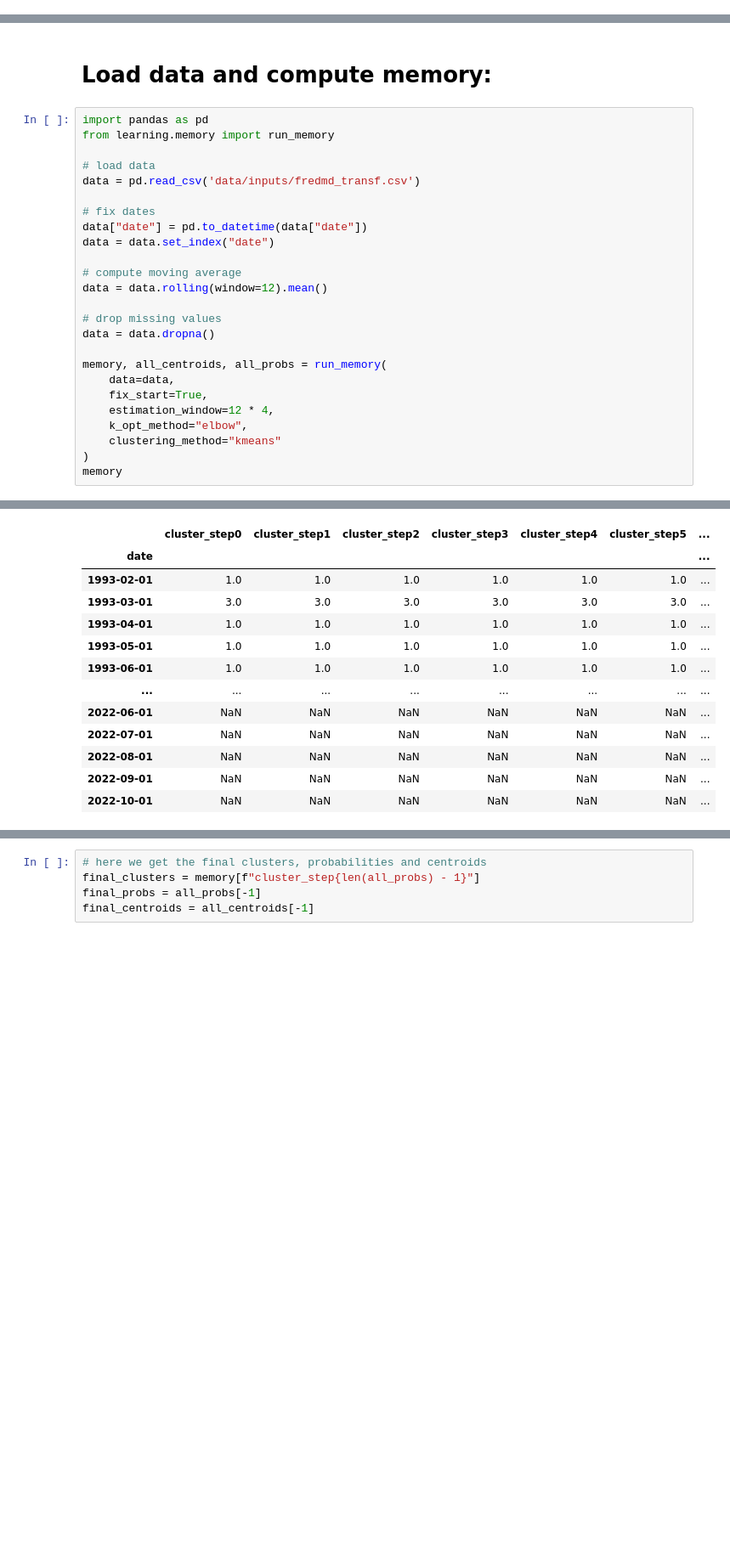
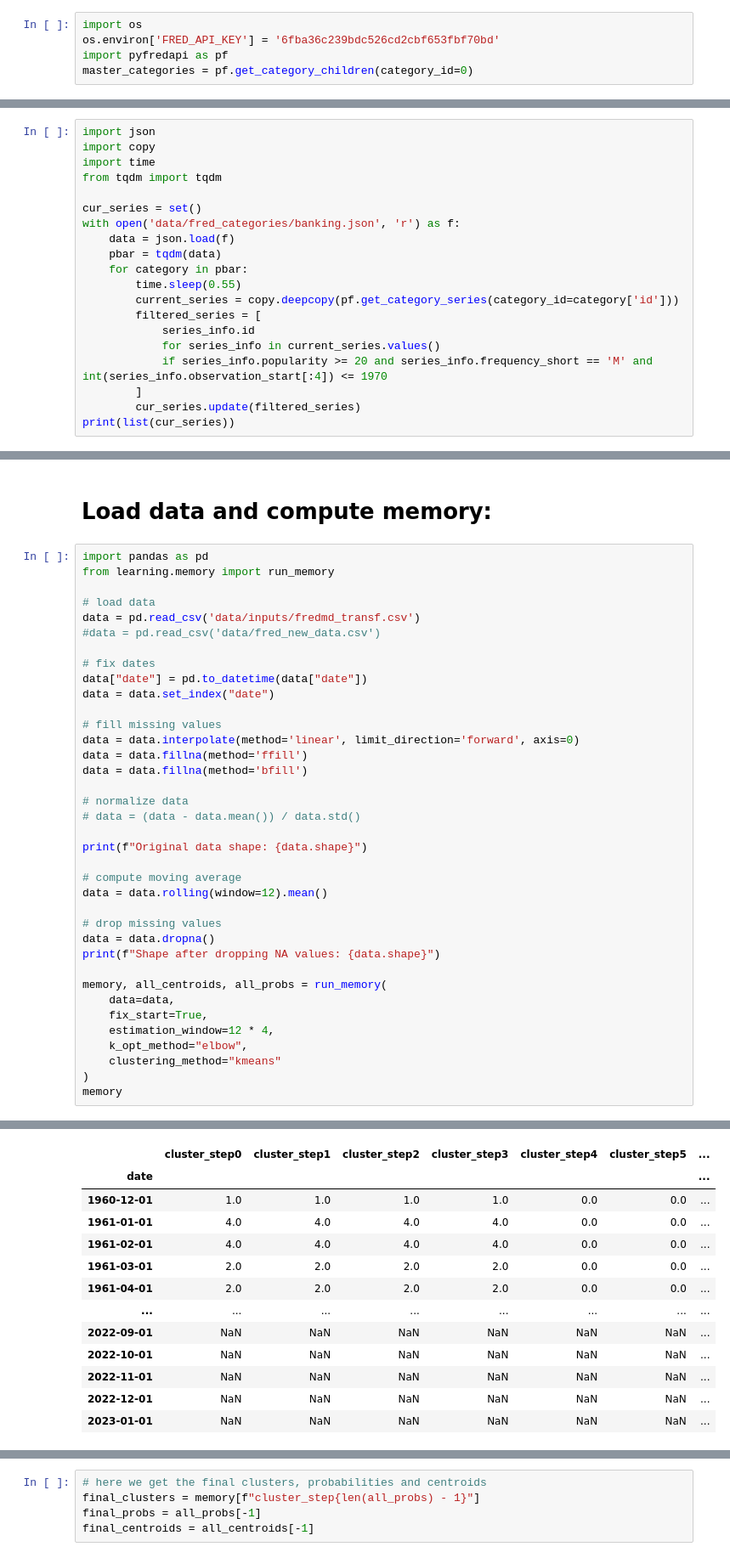
Before and after one commit to dcuoliveira/meta-learning-fin, a Jupyter notebook: src/memory_exp.ipynb, the cells around one changed output, grey strips where cells are left out. Shown at 85% size. Drawn from its saved outputs; the diff is of its cells as text; blank space fills up the shorter version.

```diff
--- a/src/memory_exp.ipynb
+++ b/src/memory_exp.ipynb
@@ -0,0 +3,5 @@
+# %%
+import os
+os.environ['FRED_API_KEY'] = '6fba36c239bdc526cd2cbf653fbf70bd'
+import pyfredapi as pf
+master_categories = pf.get_category_children(category_id=0)
@@ -0,0 +30,20 @@
+# %%
+import json
+import copy
+import time
+from tqdm import tqdm
+
+cur_series = set()
+with open('data/fred_categories/banking.json', 'r') as f:
+    data = json.load(f)
+    pbar = tqdm(data)
+    for category in pbar:
+        time.sleep(0.55)
+        current_series = copy.deepcopy(pf.get_category_series(category_id=category['id']))
+        filtered_series = [
+            series_info.id
+            for series_info in current_series.values()
+            if series_info.popularity >= 20 and series_info.frequency_short == 'M' and int(series_info.observation_start[:4]) <= 1970
+        ]
+        cur_series.update(filtered_series)
+print(list(cur_series))
@@ -6,16 +127,28 @@ from learning.memory import run_memory
 
 # load data
 data = pd.read_csv('data/inputs/fredmd_transf.csv')
+#data = pd.read_csv('data/fred_new_data.csv')
 
 # fix dates
 data["date"] = pd.to_datetime(data["date"])
 data = data.set_index("date")
+
+# fill missing values
+data = data.interpolate(method='linear', limit_direction='forward', axis=0)
+data = data.fillna(method='ffill')
+data = data.fillna(method='bfill')
+
+# normalize data
+# data = (data - data.mean()) / data.std()
+
+print(f"Original data shape: {data.shape}")
 
 # compute moving average
 data = data.rolling(window=12).mean()
 
 # drop missing values
 data = data.dropna()
+print(f"Shape after dropping NA values: {data.shape}")
 
 memory, all_centroids, all_probs = run_memory(
     data=data,
@@ -29,13 +164,13 @@ memory
 |  | cluster_step0 | cluster_step1 | cluster_step2 | cluster_step3 | cluster_step4 | cluster_step5 | ... |
 | date |  |  |  |  |  |  | ... |
-| 1993-02-01 | 1.0 | 1.0 | 1.0 | 1.0 | 1.0 | 1.0 | ... |
-| 1993-03-01 | 3.0 | 3.0 | 3.0 | 3.0 | 3.0 | 3.0 | ... |
-| 1993-04-01 | 1.0 | 1.0 | 1.0 | 1.0 | 1.0 | 1.0 | ... |
-| 1993-05-01 | 1.0 | 1.0 | 1.0 | 1.0 | 1.0 | 1.0 | ... |
-| 1993-06-01 | 1.0 | 1.0 | 1.0 | 1.0 | 1.0 | 1.0 | ... |
+| 1960-12-01 | 1.0 | 1.0 | 1.0 | 1.0 | 0.0 | 0.0 | ... |
+| 1961-01-01 | 4.0 | 4.0 | 4.0 | 4.0 | 0.0 | 0.0 | ... |
+| 1961-02-01 | 4.0 | 4.0 | 4.0 | 4.0 | 0.0 | 0.0 | ... |
+| 1961-03-01 | 2.0 | 2.0 | 2.0 | 2.0 | 0.0 | 0.0 | ... |
+| 1961-04-01 | 2.0 | 2.0 | 2.0 | 2.0 | 0.0 | 0.0 | ... |
 | ... | ... | ... | ... | ... | ... | ... | ... |
-| 2022-06-01 | NaN | NaN | NaN | NaN | NaN | NaN | ... |
-| 2022-07-01 | NaN | NaN | NaN | NaN | NaN | NaN | ... |
-| 2022-08-01 | NaN | NaN | NaN | NaN | NaN | NaN | ... |
 | 2022-09-01 | NaN | NaN | NaN | NaN | NaN | NaN | ... |
 | 2022-10-01 | NaN | NaN | NaN | NaN | NaN | NaN | ... |
+| 2022-11-01 | NaN | NaN | NaN | NaN | NaN | NaN | ... |
+| 2022-12-01 | NaN | NaN | NaN | NaN | NaN | NaN | ... |
+| 2023-01-01 | NaN | NaN | NaN | NaN | NaN | NaN | ... |
```
Also changed, not shown: parts of 16 cells of this notebook, 2 other files.
